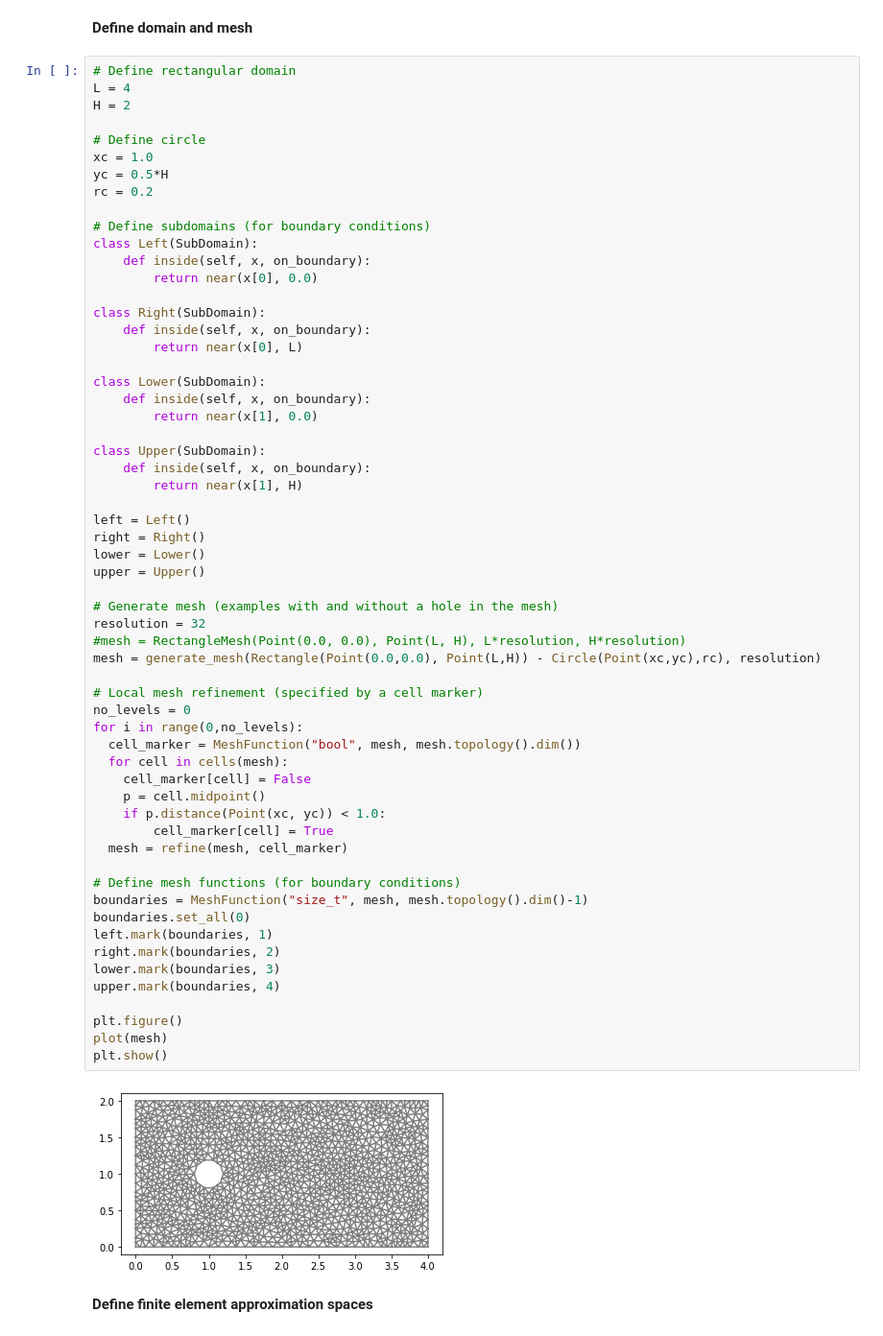
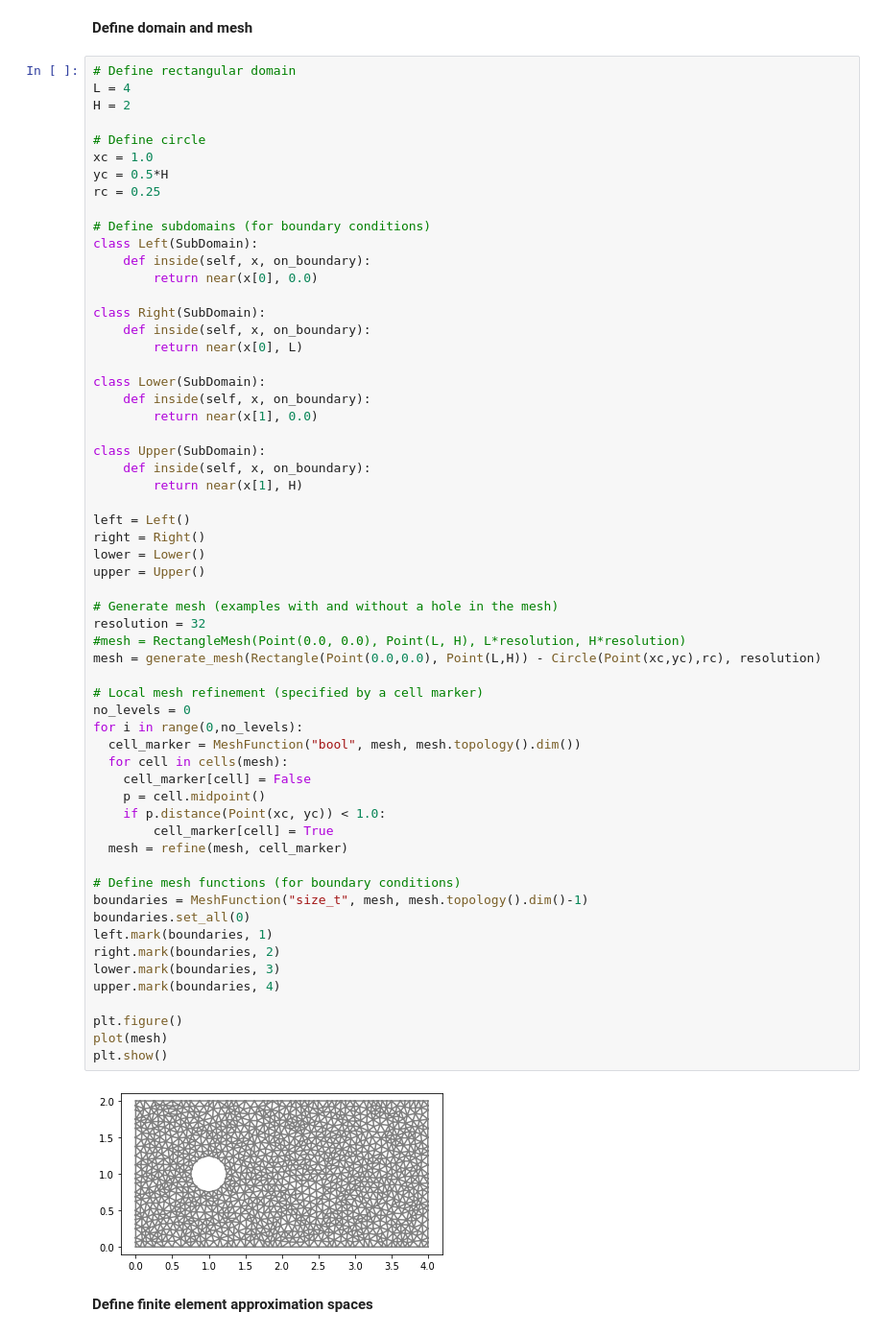
Before and after one commit to johanhoffman/DD2365-VT20, a Jupyter notebook: Lab-2/Linde-Navier-Stokes.ipynb, the cells around one changed output. Shown at 96% size. Drawn from its saved outputs; the diff is of its cells as text.

```diff
--- a/Lab-2/Linde-Navier-Stokes.ipynb
+++ b/Lab-2/Linde-Navier-Stokes.ipynb
@@ -97,7 +105,7 @@ H = 2
 # Define circle
 xc = 1.0
 yc = 0.5*H
-rc = 0.2
+rc = 0.25
 
 # Define subdomains (for boundary conditions)
 class Left(SubDomain):
@@ -122,34 +130,34 @@ lower = Lower()
 upper = Upper()
 
 # Generate mesh (examples with and without a hole in the mesh)
 resolution = 32
 #mesh = RectangleMesh(Point(0.0, 0.0), Point(L, H), L*resolution, H*resolution)
 mesh = generate_mesh(Rectangle(Point(0.0,0.0), Point(L,H)) - Circle(Point(xc,yc),rc), resolution)
 
 # Local mesh refinement (specified by a cell marker)
 no_levels = 0
 for i in range(0,no_levels):
   cell_marker = MeshFunction("bool", mesh, mesh.topology().dim())
   for cell in cells(mesh):
     cell_marker[cell] = False
     p = cell.midpoint()
     if p.distance(Point(xc, yc)) < 1.0:
         cell_marker[cell] = True
   mesh = refine(mesh, cell_marker)
 
 # Define mesh functions (for boundary conditions)
 boundaries = MeshFunction("size_t", mesh, mesh.topology().dim()-1)
 boundaries.set_all(0)
 left.mark(boundaries, 1)
 right.mark(boundaries, 2)
 lower.mark(boundaries, 3)
 upper.mark(boundaries, 4)
 
 plt.figure()
 plot(mesh)
 plt.show()
 # %% [output]
-[figure, old version]
+[figure, new version]
 # %% [markdown]
 **Define finite element approximation spaces**
 # %%
```
Also changed, not shown: parts of 10 cells of this notebook.
